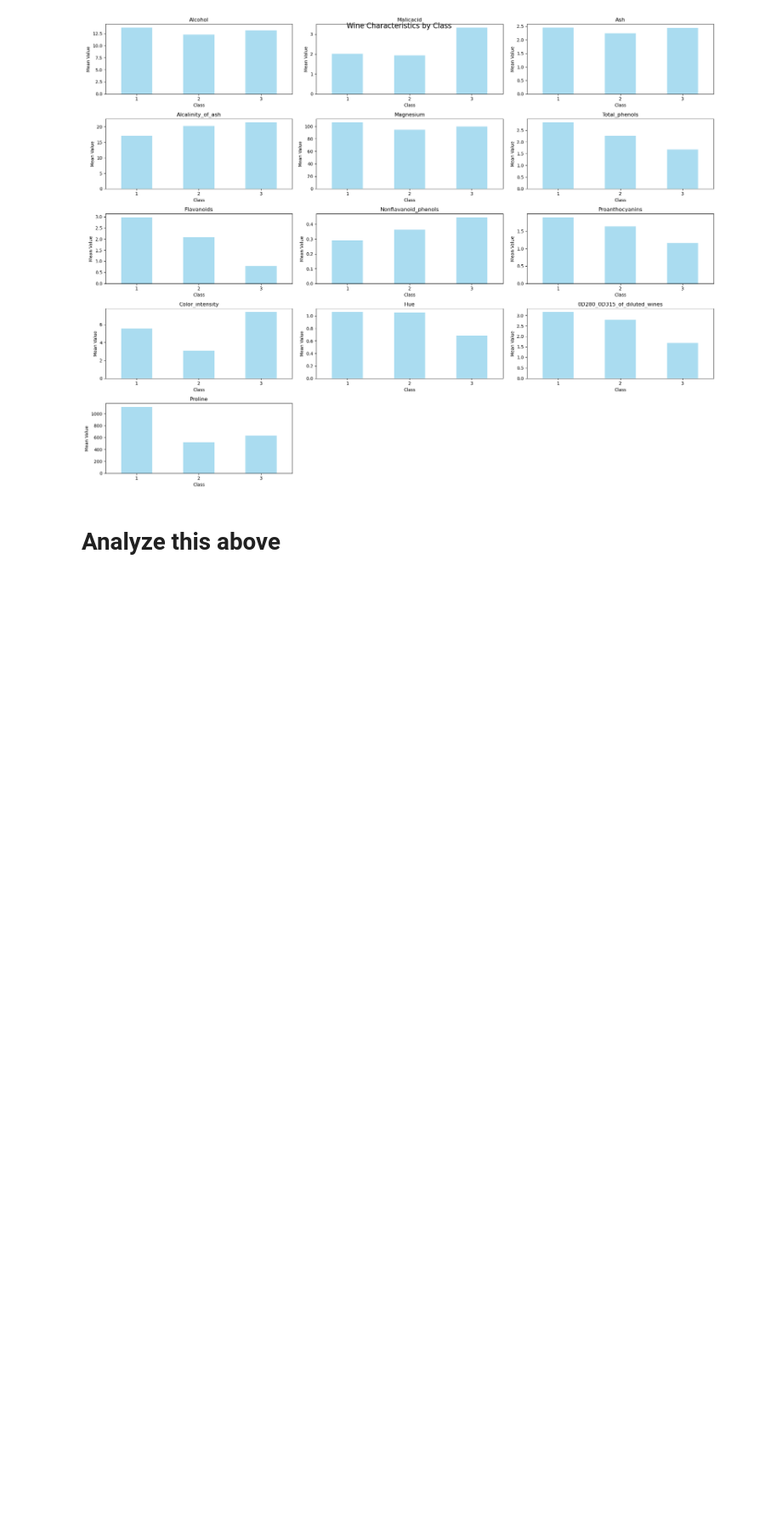
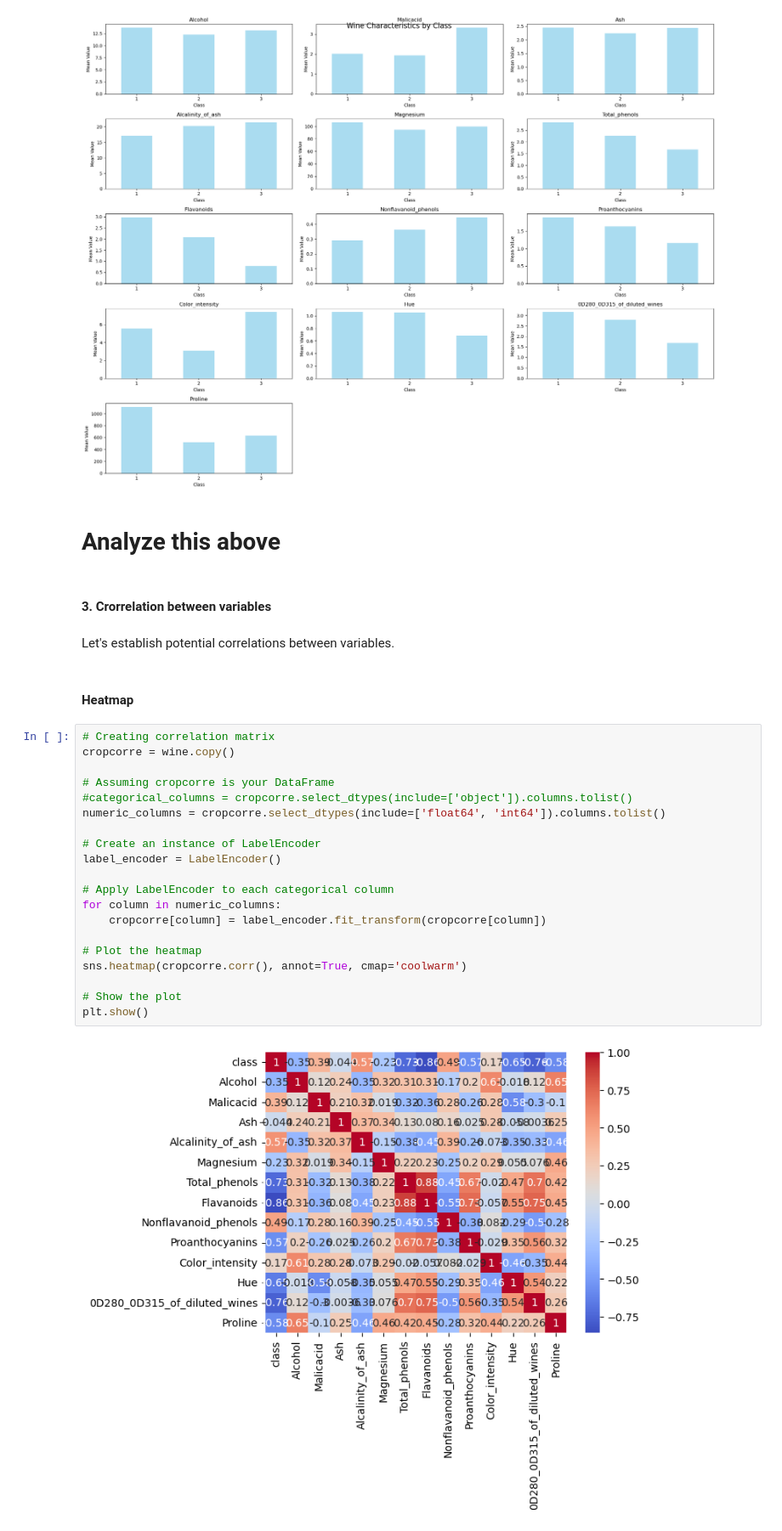
Before and after one commit to danielamartinezli/wine_classification, a Jupyter notebook: notebook/wine.ipynb, the cells around one changed output. Shown at 85% size. Cells and saved outputs as stored; diff of their text form; blank space fills up the shorter version.

```diff
--- a/notebook/wine.ipynb
+++ b/notebook/wine.ipynb
@@ -299,3 +302,31 @@ plt.show()
 [figure]
 # %% [markdown]
 # Analyze this above
+# %% [markdown]
+#### 3. Crorrelation between variables
+# %% [markdown]
+Let's establish potential correlations between variables.
+# %% [markdown]
+#### Heatmap
+# %%
+# Creating correlation matrix
+cropcorre = wine.copy()
+
+# Assuming cropcorre is your DataFrame
+#categorical_columns = cropcorre.select_dtypes(include=['object']).columns.tolist()
+numeric_columns = cropcorre.select_dtypes(include=['float64', 'int64']).columns.tolist()
+
+# Create an instance of LabelEncoder
+label_encoder = LabelEncoder()
+
+# Apply LabelEncoder to each categorical column
+for column in numeric_columns:
+    cropcorre[column] = label_encoder.fit_transform(cropcorre[column])
+
+# Plot the heatmap
+sns.heatmap(cropcorre.corr(), annot=True, cmap='coolwarm')
+
+# Show the plot
+plt.show()
+# %% [output]
+[figure, added]
```
Also changed, not shown: parts of 64 cells of this notebook.
